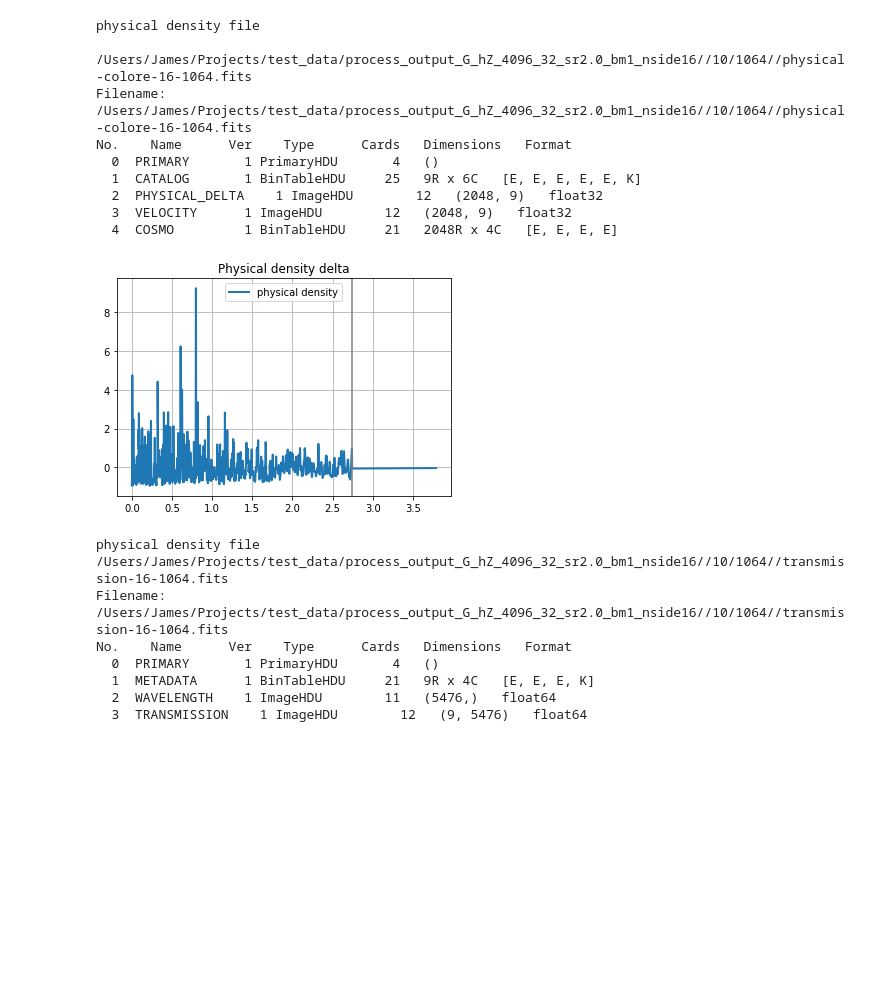
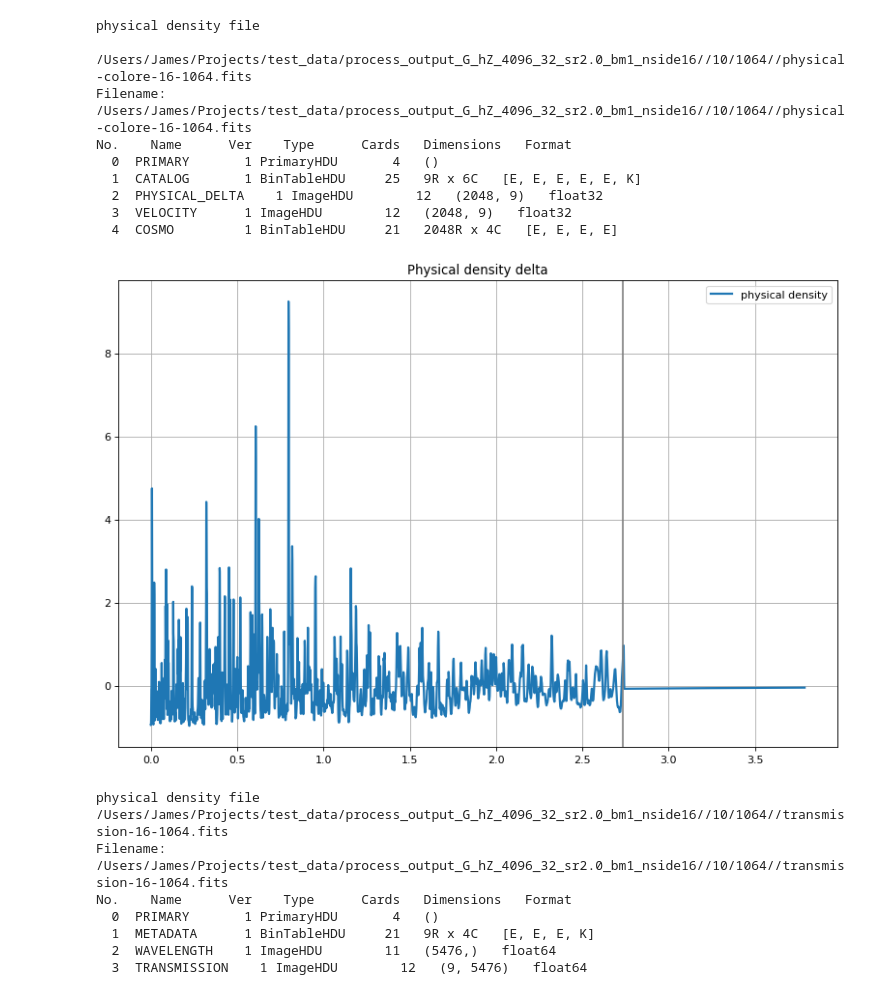
Before and after one commit to igmhub/LyaCoLoRe, a Jupyter notebook: example_scripts/plot_processed_files.ipynb, the cells around one changed output. Saved outputs shown, nothing was run; the diff lists cells and outputs as text; code cells hidden in the pictures; blank space fills up the shorter version.

```diff
--- a/example_scripts/plot_processed_files.ipynb
+++ b/example_scripts/plot_processed_files.ipynb
@@ -68,14 +69,15 @@ No.    Name      Ver    Type      Cards   Dimensions   Format
   3  VELOCITY      1 ImageHDU        12   (2048, 9)   float32
   4  COSMO         1 BinTableHDU     21   2048R x 4C   [E, E, E, E]
 # %%
+plt.figure(figsize=(12, 8), dpi= 80, facecolor='w', edgecolor='k')
 plt.plot(phys_dens_zs,phys_dens[iskewer],lw=2,label='physical density')
 plt.axvline(x=zq[iskewer],c=(0.5,0.5,0.5))
 plt.title('Physical density delta')
 plt.legend()
 plt.grid()
 plt.show()
 # %% [output]
-[figure, old version]
+[figure, new version]
 # %%
 # transmission
 transmission_file = dirname+'/transmission-'+suffix
```
Also changed, not shown: parts of 9 cells of this notebook, 1 other file.
